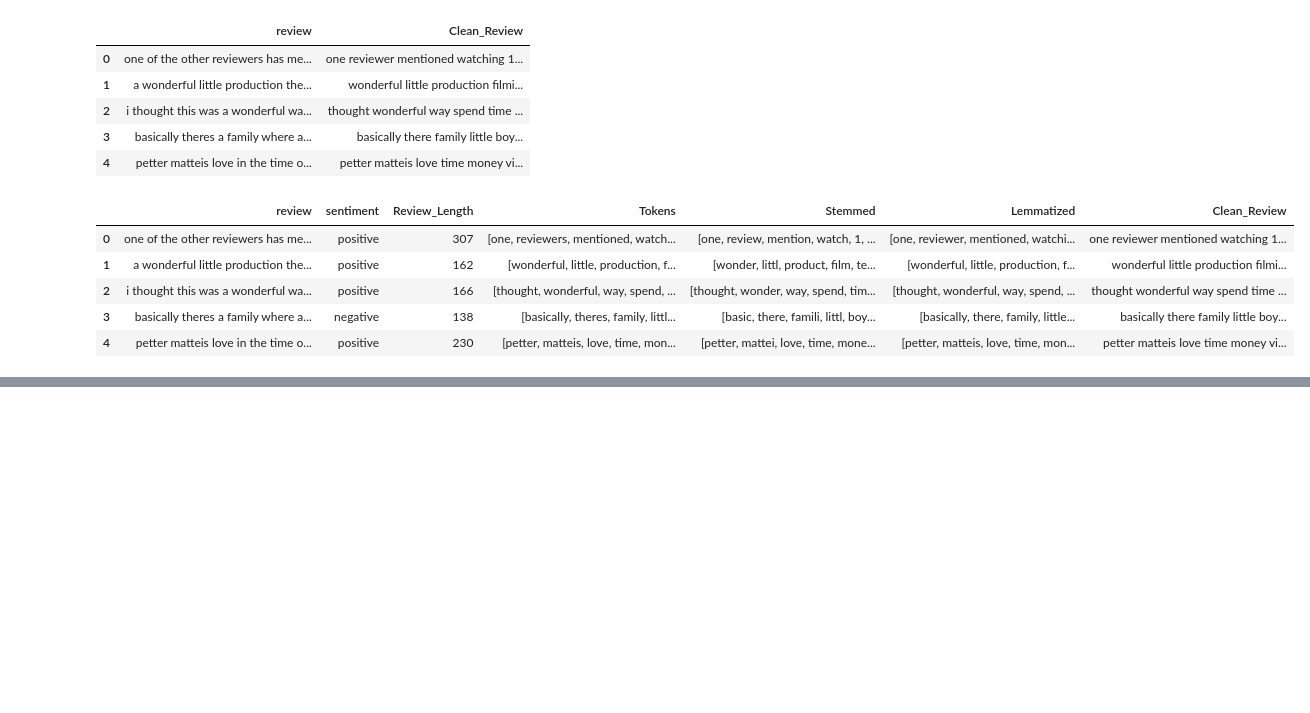
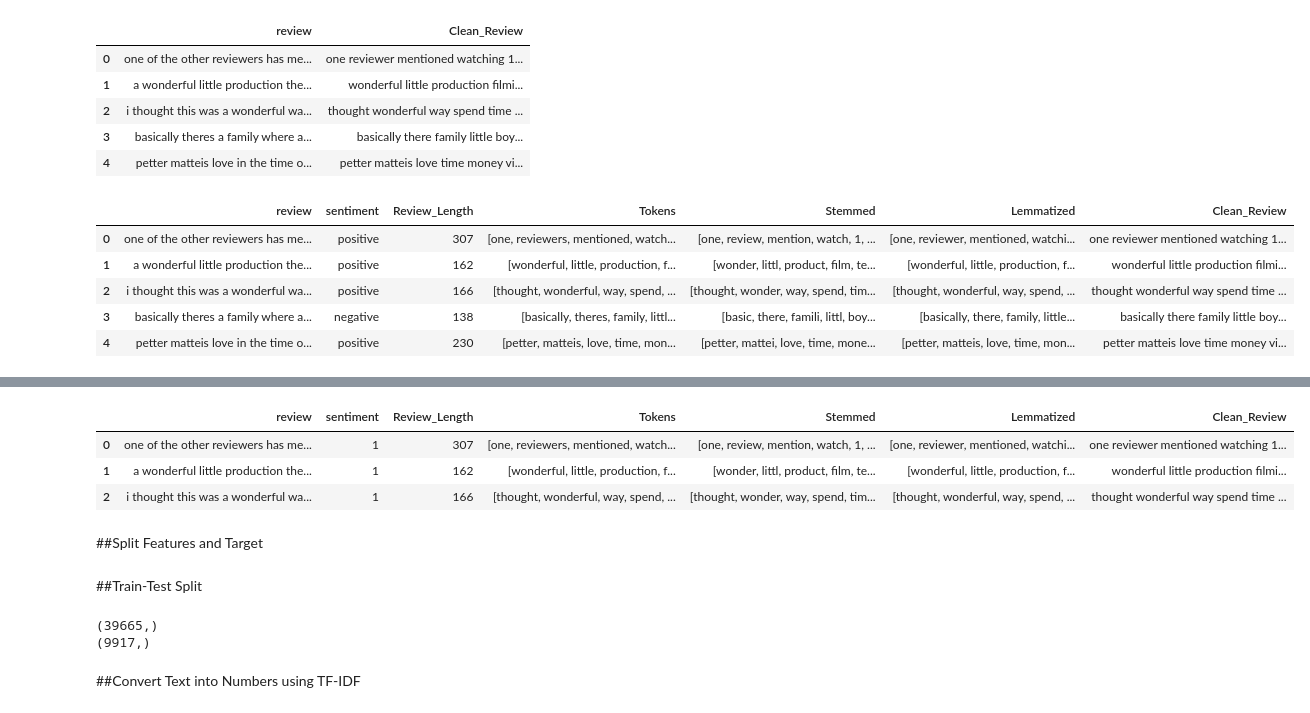
Before and after one commit to tojotk/IMDb_Movie_Reviews, a Jupyter notebook: IMDb_Movie_Reviews.ipynb, the cells around one changed output, grey strips where cells are left out. Drawn from its saved outputs; the diff is of its cells as text; code cells hidden in the pictures; blank space fills up the shorter version.

```diff
--- a/IMDb_Movie_Reviews.ipynb
+++ b/IMDb_Movie_Reviews.ipynb
@@ -237,0 +266,8 @@ df_movie.head()
+# %%
+# Convert the target labels ('positive' and 'negative')
+# into numerical values (1 and 0) for machine learning models.
+label_enc = LabelEncoder()
+
+df_movie["sentiment"] = label_enc.fit_transform(df_movie["sentiment"])
+# Display the number of positive and negative reviews.
+df_movie["sentiment"].value_counts()
@@ -237,0 +280,9 @@ df_movie.head()
+# %%
+df_movie.head(3)
+# %% [output]
+|  | review | sentiment | Review_Length | Tokens | Stemmed | Lemmatized | Clean_Review |
+| 0 | one of the other reviewers has me... | 1 | 307 | [one, reviewers, mentioned, watch... | [one, review, mention, watch, 1, ... | [one, reviewer, mentioned, watchi... | one reviewer mentioned watching 1... |
+| 1 | a wonderful little production the... | 1 | 162 | [wonderful, little, production, f... | [wonder, littl, product, film, te... | [wonderful, little, production, f... | wonderful little production filmi... |
+| 2 | i thought this was a wonderful wa... | 1 | 166 | [thought, wonderful, way, spend, ... | [thought, wonder, way, spend, tim... | [thought, wonderful, way, spend, ... | thought wonderful way spend time ... |
+# %% [markdown]
+##Split Features and Target
@@ -237,0 +296,21 @@ df_movie.head()
+# %% [markdown]
+##Train-Test Split
+# %%
+# Split the dataset into training and testing sets.
+# Stratify ensures both sets maintain the same proportion of positive and negative reviews.
+
+X_train, X_test, y_train, y_test = train_test_split(
+    X,
+    y,
+    test_size=0.2,
+    random_state=42,
+    stratify=y
+)
+# Display the size of the training and testing datasets.
+print(X_train.shape)
+print(X_test.shape)
+# %% [output]
+(39665,)
+(9917,)
+# %% [markdown]
+##Convert Text into Numbers using TF-IDF
```
Also changed, not shown: parts of 24 cells of this notebook.
